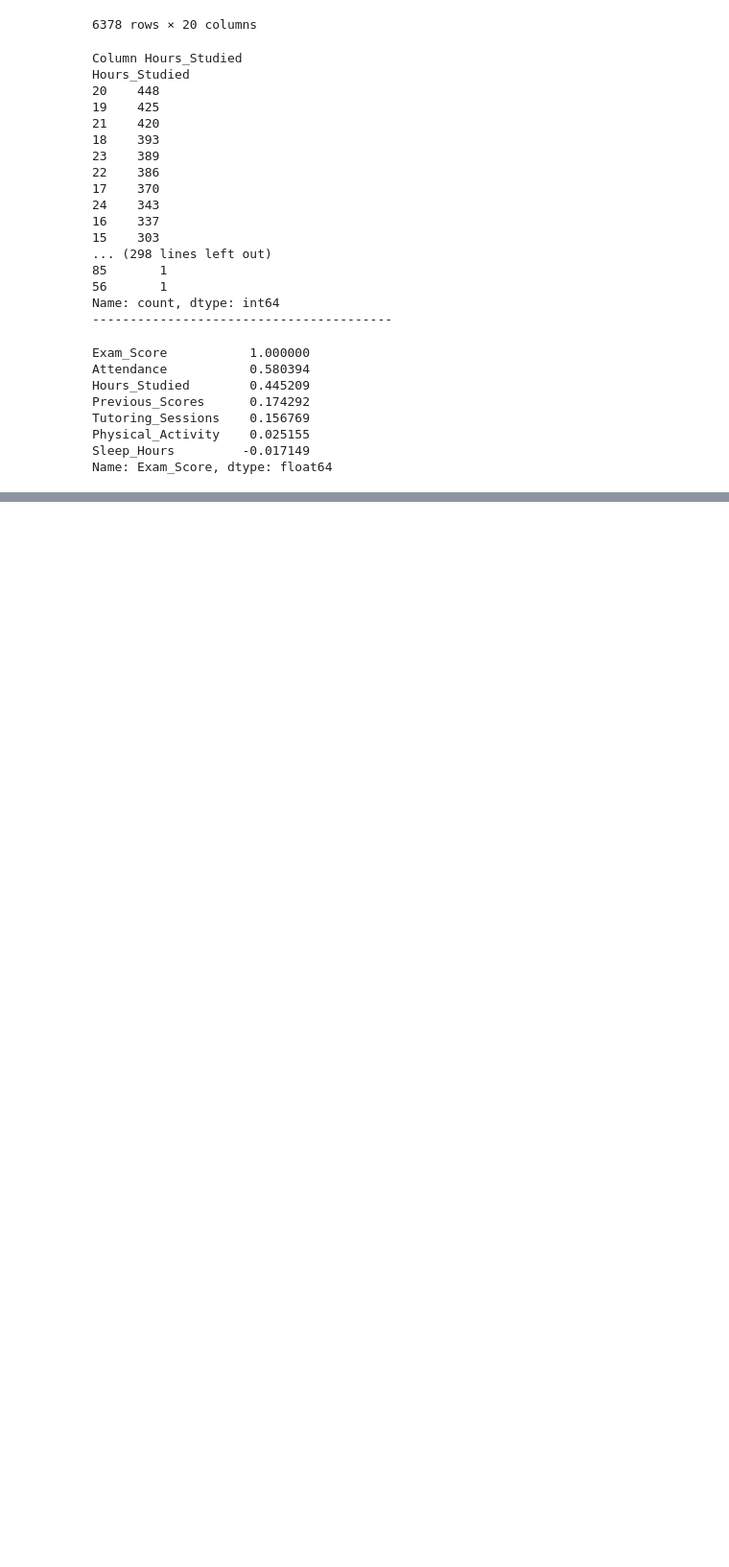
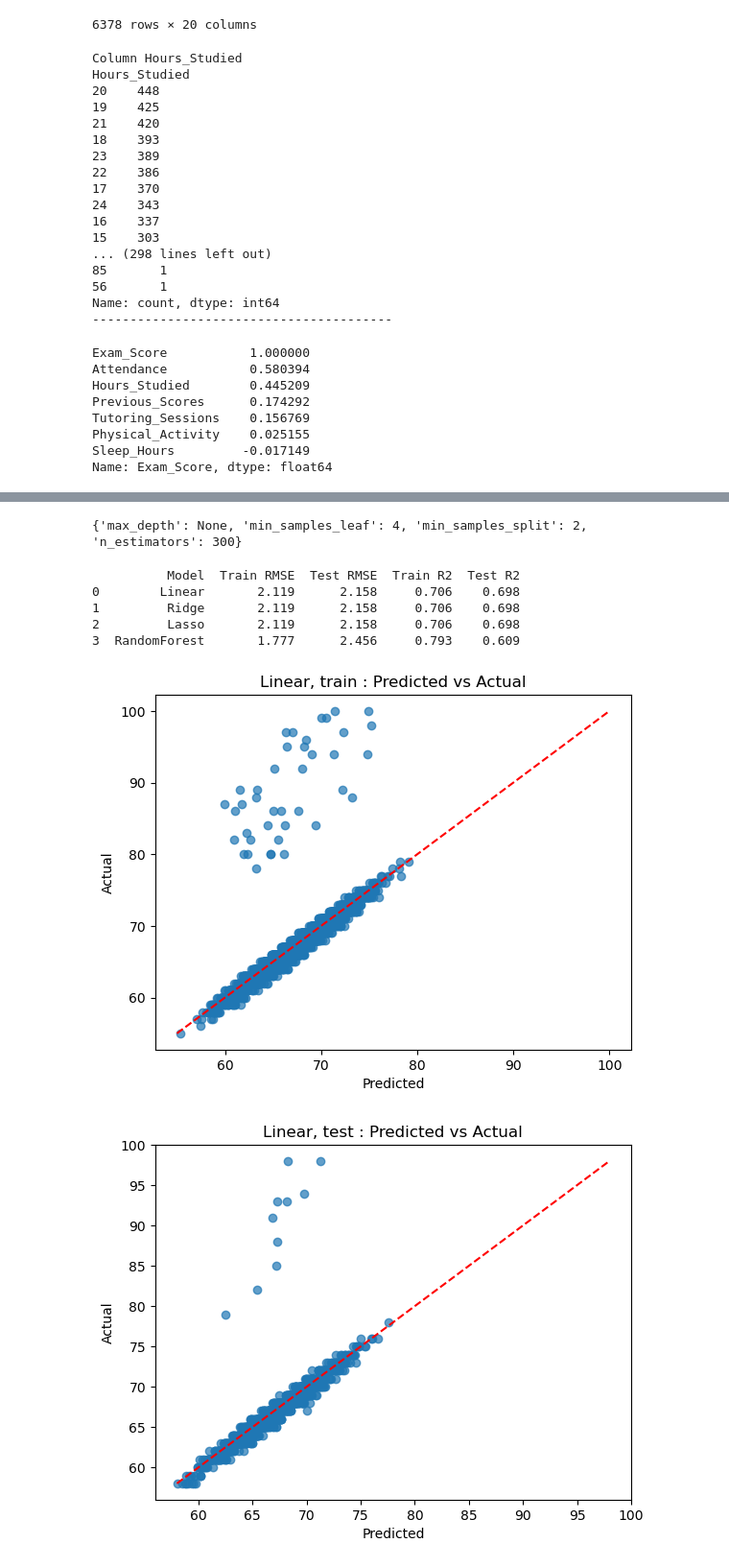
Before and after one commit to liisnele/IDS2025-performace-factors, a Jupyter notebook: Project.ipynb, the cells around one changed output, grey strips where cells are left out. Shown: that part at 96% size. Saved outputs shown, nothing was run; the diff lists cells and outputs as text; code cells hidden in the pictures; blank space fills up the shorter version.

```diff
--- a/Project.ipynb
+++ b/Project.ipynb
@@ -262,0 +365,21 @@ fdfd
+# %%
+data_less_features = data.drop(columns=["Gender", "Sleep_Hours", "Internet_Access", "Teacher_Quality", "Distance_from_Home"])
+X_train2, X_test2, y_train2, y_test2 = get_dummies(data_less_features)
+models2, results2 = run_models(X_train2, X_test2, y_train2, y_test2)
+# %% [output]
+{'max_depth': None, 'min_samples_leaf': 4, 'min_samples_split': 2, 'n_estimators': 300}
+# %%
+scores = find_scores(y_train2, y_test2, results2)
+# %% [output]
+          Model  Train RMSE  Test RMSE  Train R2  Test R2
+0        Linear       2.119      2.158     0.706    0.698
+1         Ridge       2.119      2.158     0.706    0.698
+2         Lasso       2.119      2.158     0.706    0.698
+3  RandomForest       1.777      2.456     0.793    0.609
+# %%
+for res in results2:
+    analysis(y_train2, res["y_train_pred"], "train", res["Model"])
+    analysis(y_test2, res["y_test_pred"], "test", res["Model"])
+# %% [output]
+[figure, added]
+[figure, added]
```
Also changed, not shown: parts of 19 cells of this notebook, 4 other files.
